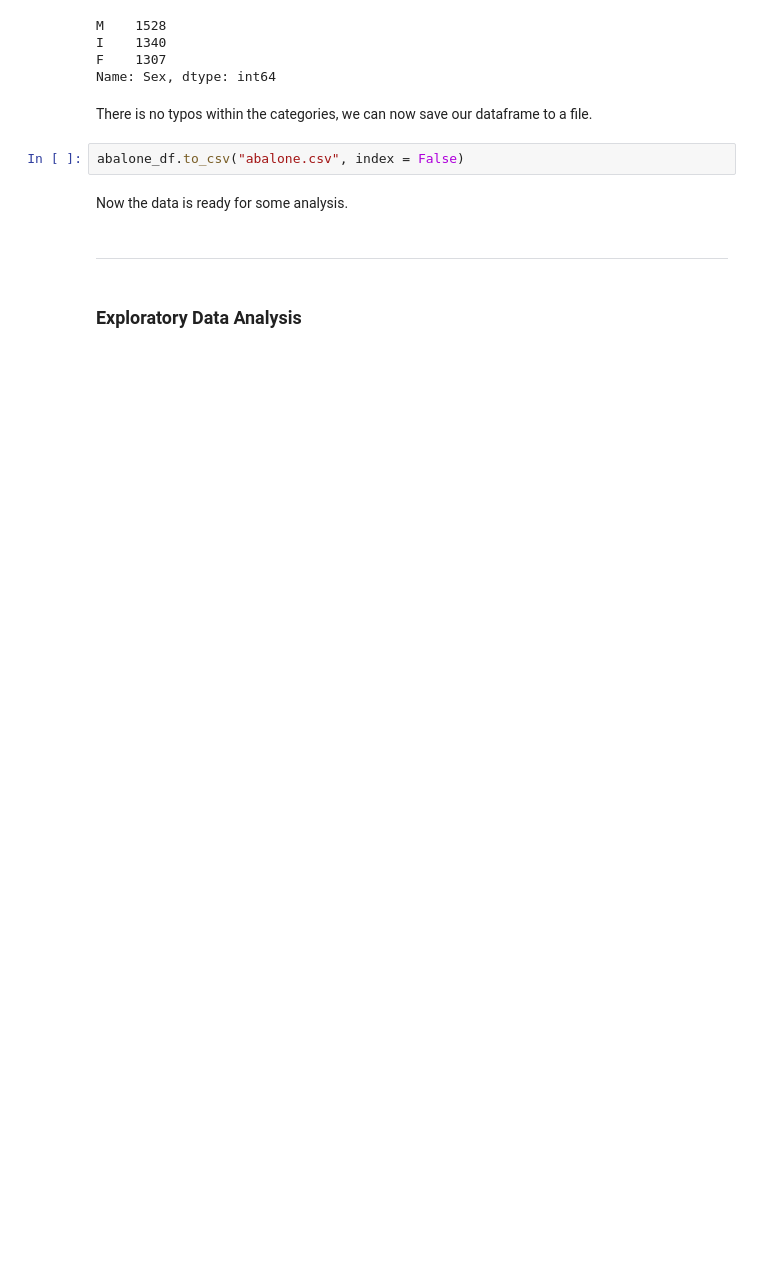
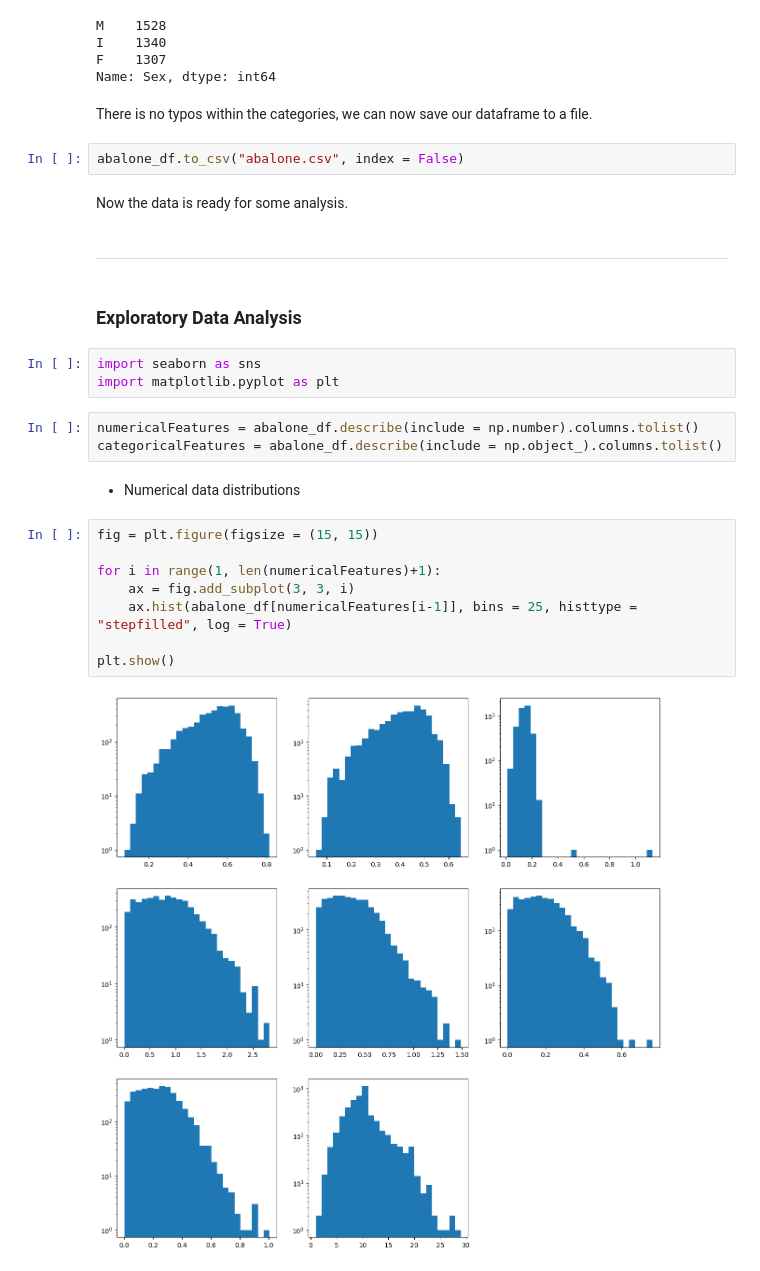
Before and after one commit to NabilAouidad/Abalone-Age-Prediction, a Jupyter notebook: Introduction and EDA.ipynb, the cells around one changed output. Saved outputs shown, nothing was run; the diff lists cells and outputs as text; blank space fills up the shorter version.

Commit message:
Added numerical data distributions

```diff
--- a/Introduction and EDA.ipynb
+++ b/Introduction and EDA.ipynb
@@ -143,3 +143,21 @@ Now the data is ready for some analysis.
 ---------------------
 # %% [markdown]
 ### Exploratory Data Analysis
+# %%
+import seaborn as sns
+import matplotlib.pyplot as plt
+# %%
+numericalFeatures = abalone_df.describe(include = np.number).columns.tolist()
+categoricalFeatures = abalone_df.describe(include = np.object_).columns.tolist()
+# %% [markdown]
+* Numerical data distributions
+# %%
+fig = plt.figure(figsize = (15, 15))
+
+for i in range(1, len(numericalFeatures)+1):
+    ax = fig.add_subplot(3, 3, i)
+    ax.hist(abalone_df[numericalFeatures[i-1]], bins = 25, histtype = "stepfilled", log = True)
+
+plt.show()
+# %% [output]
+[figure, added]
```
